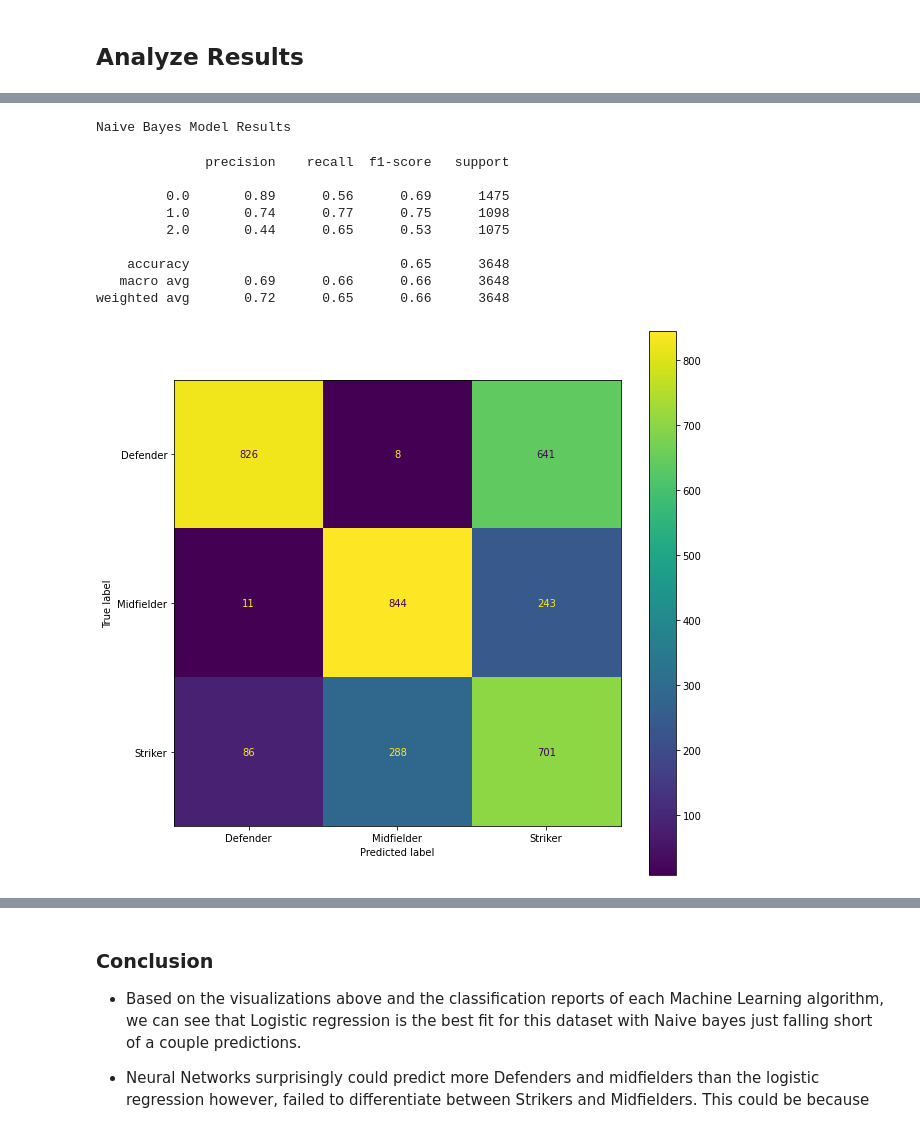
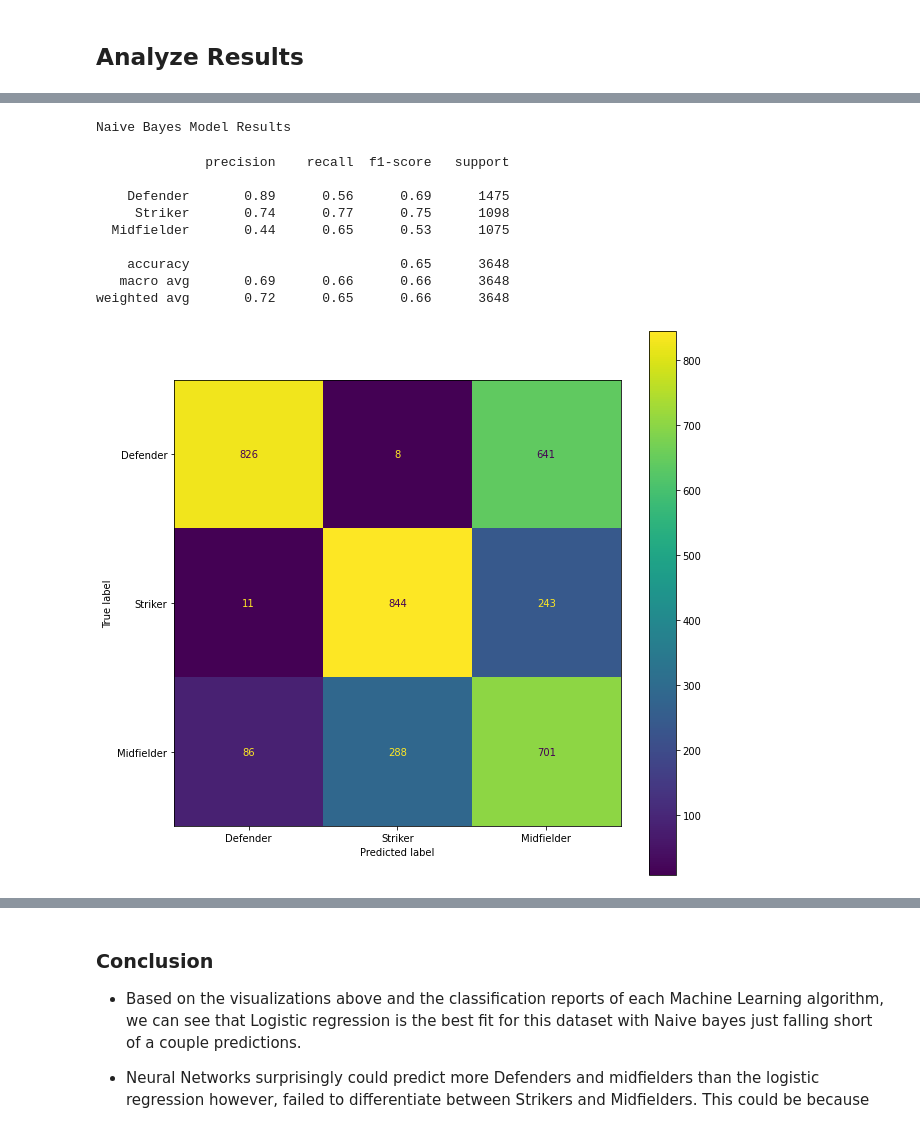
Before and after one commit to shubham11-07/Fifa_Player_Prediction, a Jupyter notebook: fifa_player_prediction.ipynb, the cells around one changed output, grey strips where cells are left out. Cells and saved outputs as stored; diff of their text form; code cells hidden in the pictures.

```diff
--- a/fifa_player_prediction.ipynb
+++ b/fifa_player_prediction.ipynb
@@ -331,22 +335,22 @@ weighted avg       0.68      0.70      0.64      3648
 # %%
 print("Naive Bayes Model Results")
 pred_nb = NBResults.toPandas().prediction
-print(classification_report(ground_truth, pred_nb))
-disp = ConfusionMatrixDisplay(confusion_matrix(ground_truth, pred_nb), display_labels=["Defender", "Midfielder", "Striker"])
+print(classification_report(ground_truth, pred_nb, target_names=["Defender", "Striker", "Midfielder"]))
+disp = ConfusionMatrixDisplay(confusion_matrix(ground_truth, pred_nb), display_labels=["Defender", "Striker", "Midfielder"])
 disp.plot()
 plt.show()
 # %% [output]
 Naive Bayes Model Results
               precision    recall  f1-score   support
 
-         0.0       0.89      0.56      0.69      1475
-         1.0       0.74      0.77      0.75      1098
-         2.0       0.44      0.65      0.53      1075
+    Defender       0.89      0.56      0.69      1475
+     Striker       0.74      0.77      0.75      1098
+  Midfielder       0.44      0.65      0.53      1075
 
     accuracy                           0.65      3648
    macro avg       0.69      0.66      0.66      3648
 weighted avg       0.72      0.65      0.66      3648
-[figure, old version]
+[figure, new version]
 # %%
 mb = MultiLabelBinarizer()
 ground_truth_prob = mb.fit_transform(np.expand_dims(ground_truth.to_numpy(),1))
```
Also changed, not shown: parts of 8 cells of this notebook, 6 other files.
